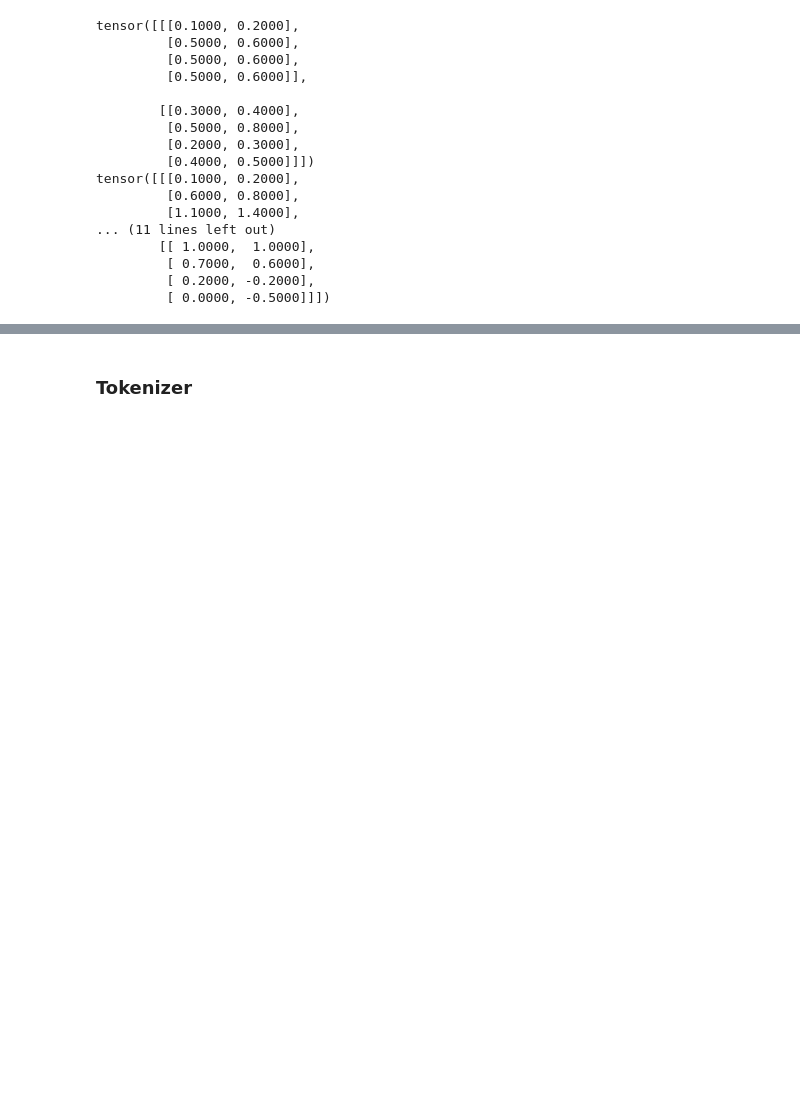
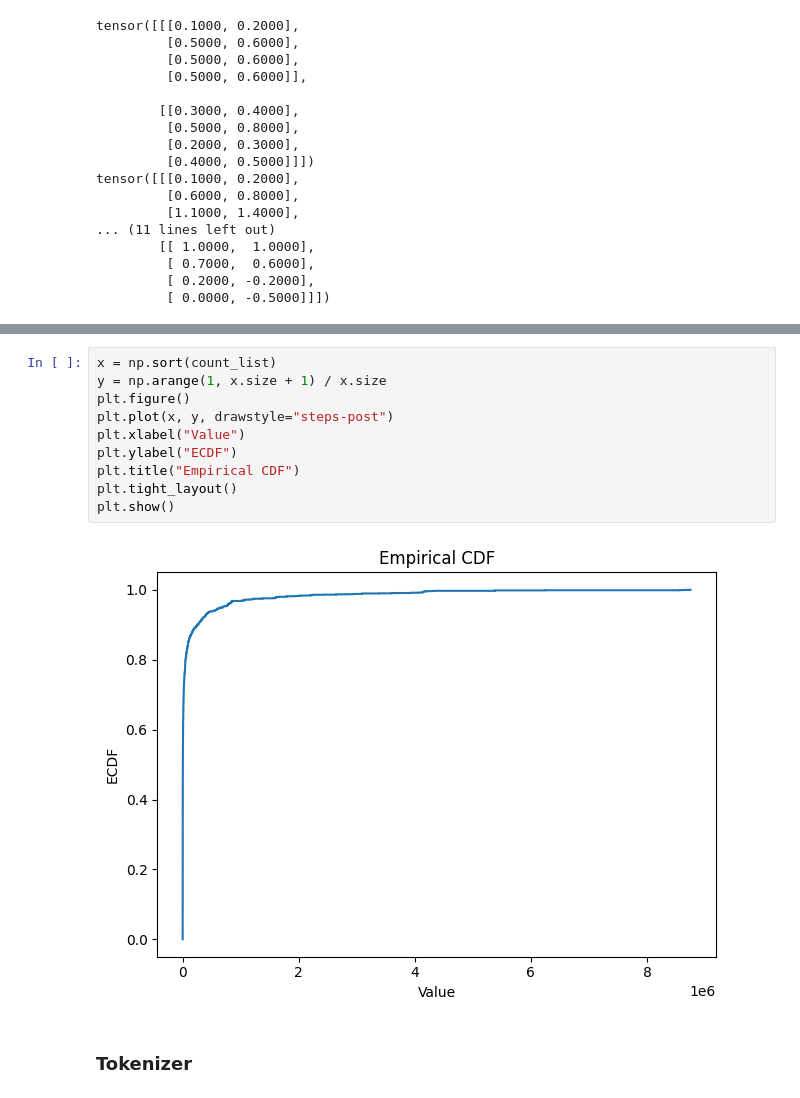
Before and after one commit to reAIM-Lab/ehr_foundation_model_benchmark, a Jupyter notebook: src/femr/models/test.ipynb, the cells around one changed output, grey strips where cells are left out. Saved outputs shown, nothing was run; the diff lists cells and outputs as text; blank space fills up the shorter version.

```diff
--- a/src/femr/models/test.ipynb
+++ b/src/femr/models/test.ipynb
@@ -48,3 +108,15 @@ task not in a
+# %%
+x = np.sort(count_list)
+y = np.arange(1, x.size + 1) / x.size
+plt.figure()
+plt.plot(x, y, drawstyle="steps-post")
+plt.xlabel("Value")
+plt.ylabel("ECDF")
+plt.title("Empirical CDF")
+plt.tight_layout()
+plt.show()
+# %% [output]
+[figure, added]
 # %% [markdown]
 ### Tokenizer
 # %%
```
Also changed, not shown: parts of 6 cells of this notebook, 12 other files.
